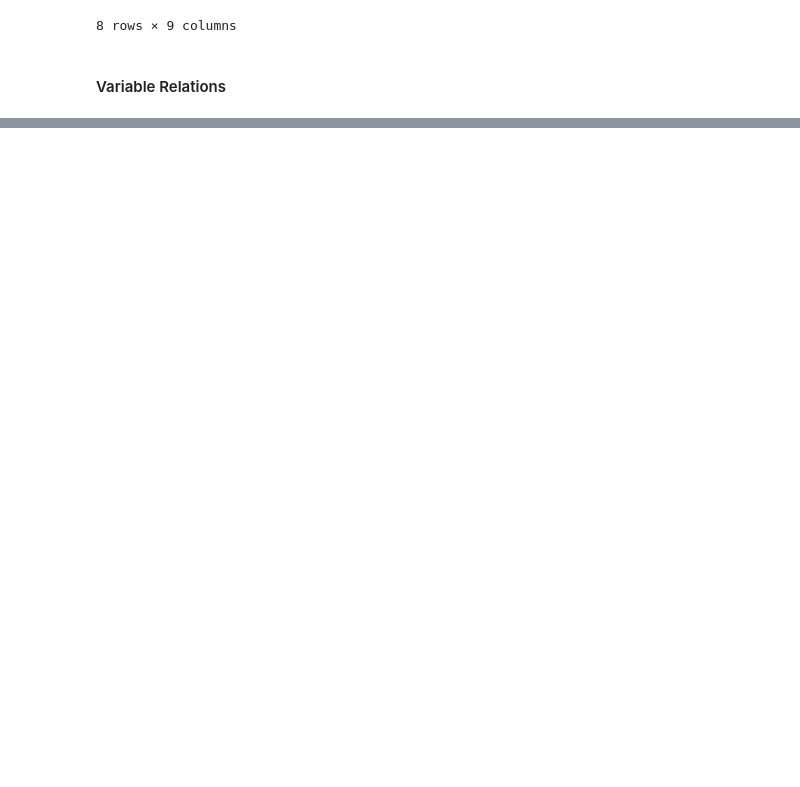
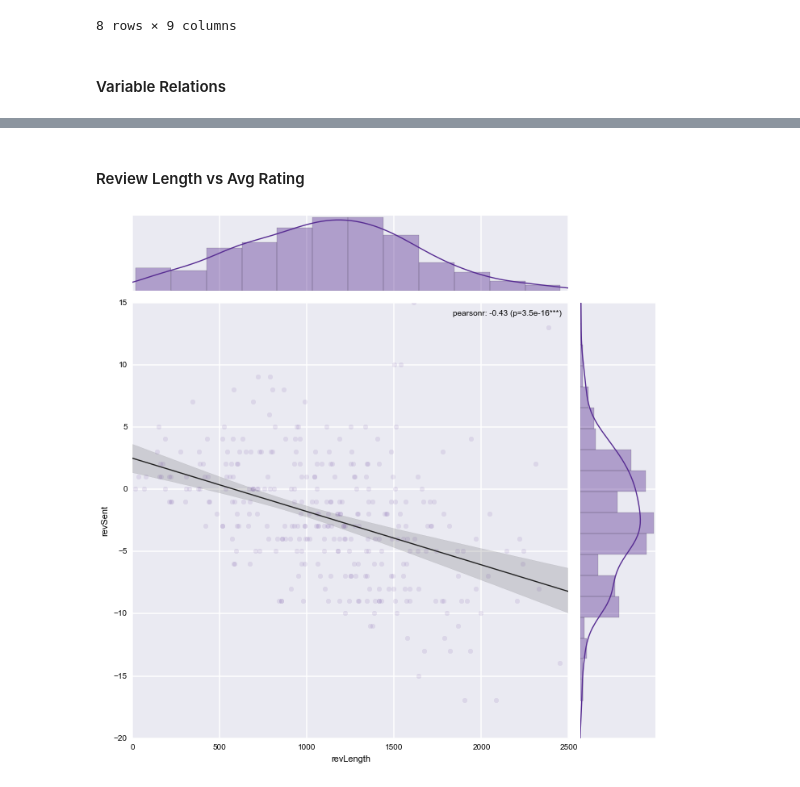
Before and after one commit to seekshreyas/obidroid, a Jupyter notebook: ObidroidLearning.ipynb, the cells around one changed output, grey strips where cells are left out. Saved outputs shown, nothing was run; the diff lists cells and outputs as text; code cells hidden in the pictures; blank space fills up the shorter version.

```diff
--- a/ObidroidLearning.ipynb
+++ b/ObidroidLearning.ipynb
@@ -142,0 +167,9 @@ sns.regplot(x,y)
+# %% [markdown]
+#### Review Length vs Avg Rating
+# %%
+x = appFeatures['revLength'].astype(float)
+y = appFeatures['revSent'].astype(float)
+
+sns.regplot(x,y)
+# %% [output]
+[figure, added]
```
Also changed, not shown: parts of 19 cells of this notebook.
